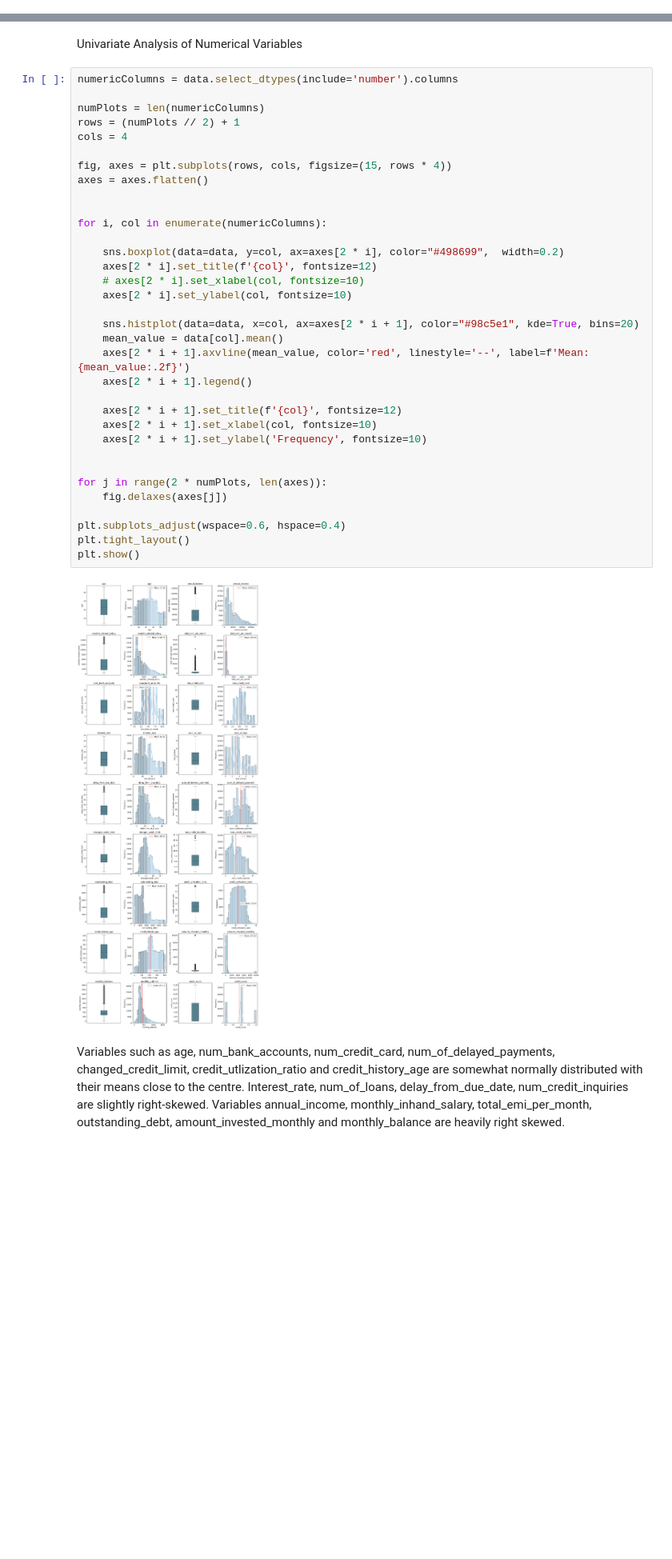
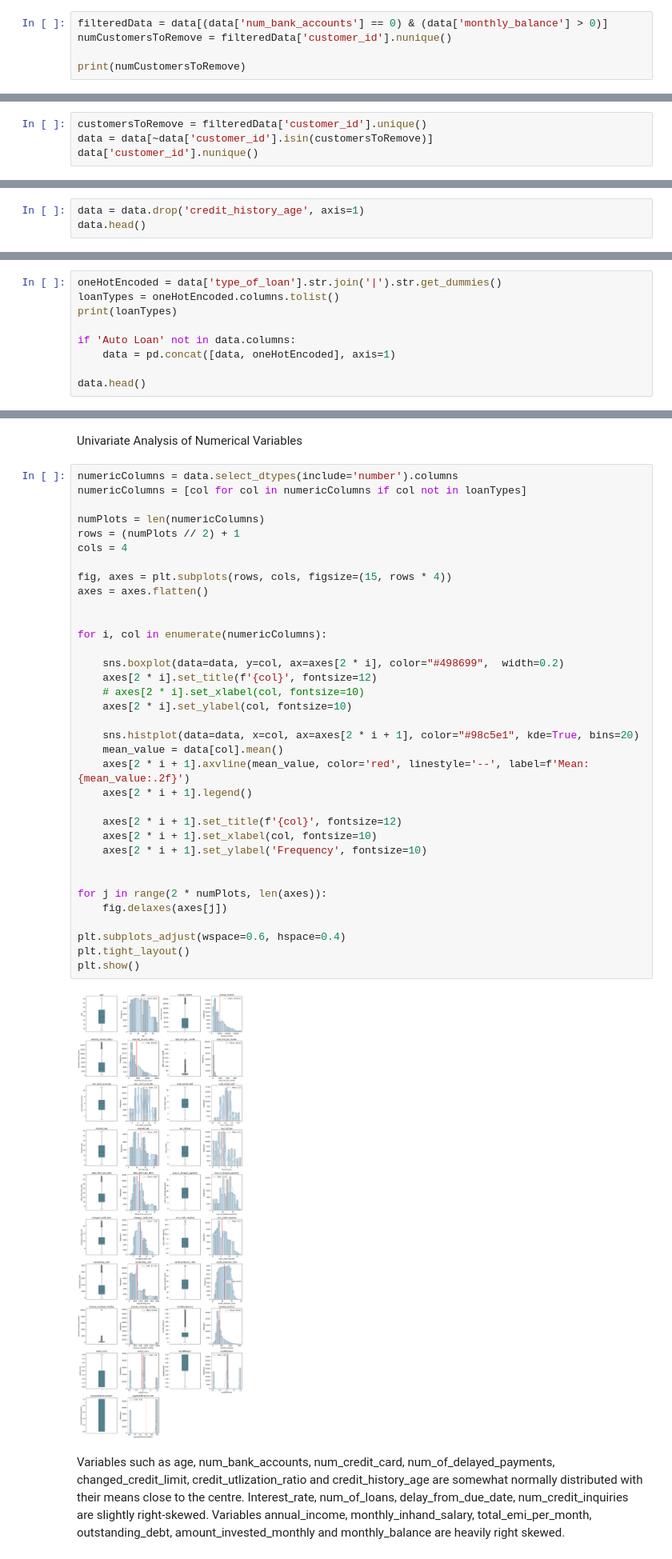
Before and after one commit to sa06840/CreditScoreClassification, a Jupyter notebook: projectCode.ipynb, the cells around one changed output, grey strips where cells are left out. Shown at 80% size. Saved outputs shown, nothing was run; the diff lists cells and outputs as text; blank space fills up the shorter version.

Commit message:
did data preparation and one hot encoding

```diff
--- a/projectCode.ipynb
+++ b/projectCode.ipynb
@@ -125,0 +147,5 @@ data.describe(include="object").T
+# %%
+filteredData = data[(data['num_bank_accounts'] == 0) & (data['monthly_balance'] > 0)]
+numCustomersToRemove = filteredData['customer_id'].nunique()
+
+print(numCustomersToRemove)
@@ -125,0 +154,4 @@ data.describe(include="object").T
+# %%
+customersToRemove = filteredData['customer_id'].unique()
+data = data[~data['customer_id'].isin(customersToRemove)]
+data['customer_id'].nunique()
@@ -125,0 +185,3 @@ data.describe(include="object").T
+# %%
+data = data.drop('credit_history_age', axis=1)
+data.head()
@@ -143,0 +254,9 @@ data.describe(include="object").T
+# %%
+oneHotEncoded = data['type_of_loan'].str.join('|').str.get_dummies()
+loanTypes = oneHotEncoded.columns.tolist()
+print(loanTypes)
+
+if 'Auto Loan' not in data.columns:
+    data = pd.concat([data, oneHotEncoded], axis=1)
+
+data.head()
@@ -324,40 +446,41 @@ plt.show()
 Univariate Analysis of Numerical Variables
 # %%
 numericColumns = data.select_dtypes(include='number').columns
+numericColumns = [col for col in numericColumns if col not in loanTypes]
 
 numPlots = len(numericColumns)
 rows = (numPlots // 2) + 1
 cols = 4
 
 fig, axes = plt.subplots(rows, cols, figsize=(15, rows * 4))
 axes = axes.flatten()
 
 
 for i, col in enumerate(numericColumns):
 
     sns.boxplot(data=data, y=col, ax=axes[2 * i], color="#498699",  width=0.2)
     axes[2 * i].set_title(f'{col}', fontsize=12)
     # axes[2 * i].set_xlabel(col, fontsize=10)
     axes[2 * i].set_ylabel(col, fontsize=10)
 
     sns.histplot(data=data, x=col, ax=axes[2 * i + 1], color="#98c5e1", kde=True, bins=20)
     mean_value = data[col].mean()
     axes[2 * i + 1].axvline(mean_value, color='red', linestyle='--', label=f'Mean: {mean_value:.2f}')
     axes[2 * i + 1].legend()
 
     axes[2 * i + 1].set_title(f'{col}', fontsize=12)
     axes[2 * i + 1].set_xlabel(col, fontsize=10)
     axes[2 * i + 1].set_ylabel('Frequency', fontsize=10)
 
 
 for j in range(2 * numPlots, len(axes)):
     fig.delaxes(axes[j])
 
 plt.subplots_adjust(wspace=0.6, hspace=0.4)
 plt.tight_layout()
 plt.show()
 # %% [output]
-[figure, old version]
+[figure, new version]
 # %% [markdown]
 Variables such as age, num_bank_accounts, num_credit_card, num_of_delayed_payments, changed_credit_limit, credit_utlization_ratio and credit_history_age are somewhat normally distributed with their means close to the centre. Interest_rate, num_of_loans, delay_from_due_date, num_credit_inquiries are slightly right-skewed. Variables annual_income, monthly_inhand_salary, total_emi_per_month, outstanding_debt, amount_invested_monthly and monthly_balance are heavily right skewed.
 # %% [markdown]
```
Also changed, not shown: parts of 61 cells of this notebook.
